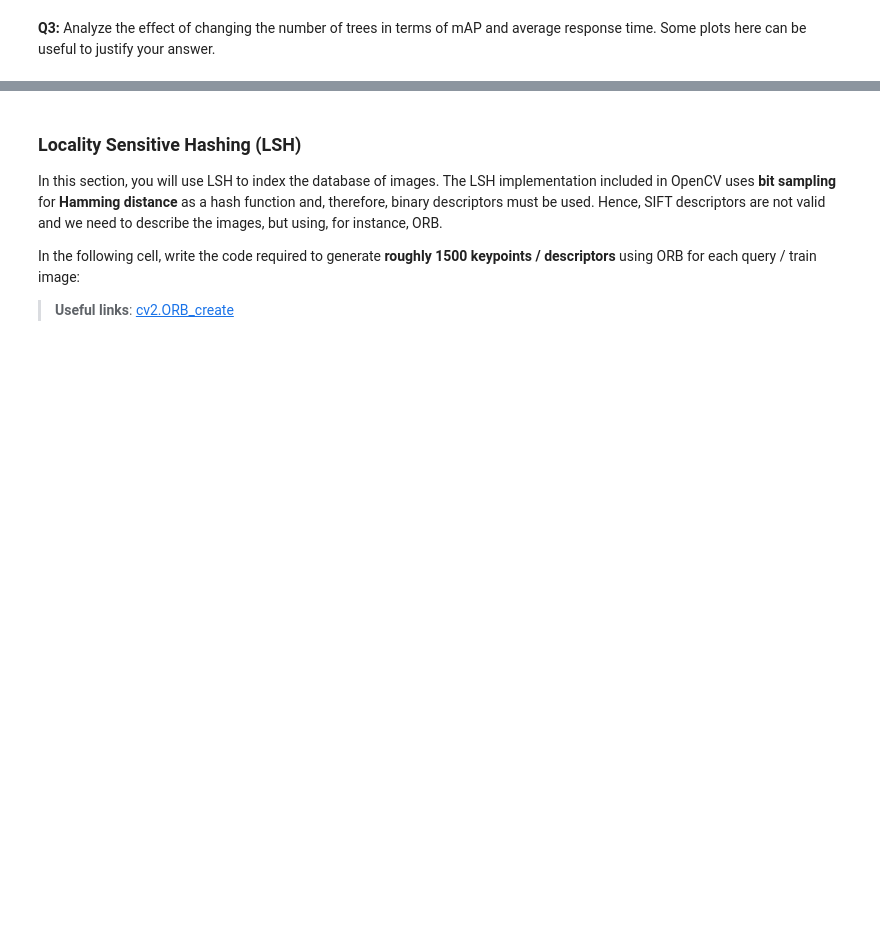
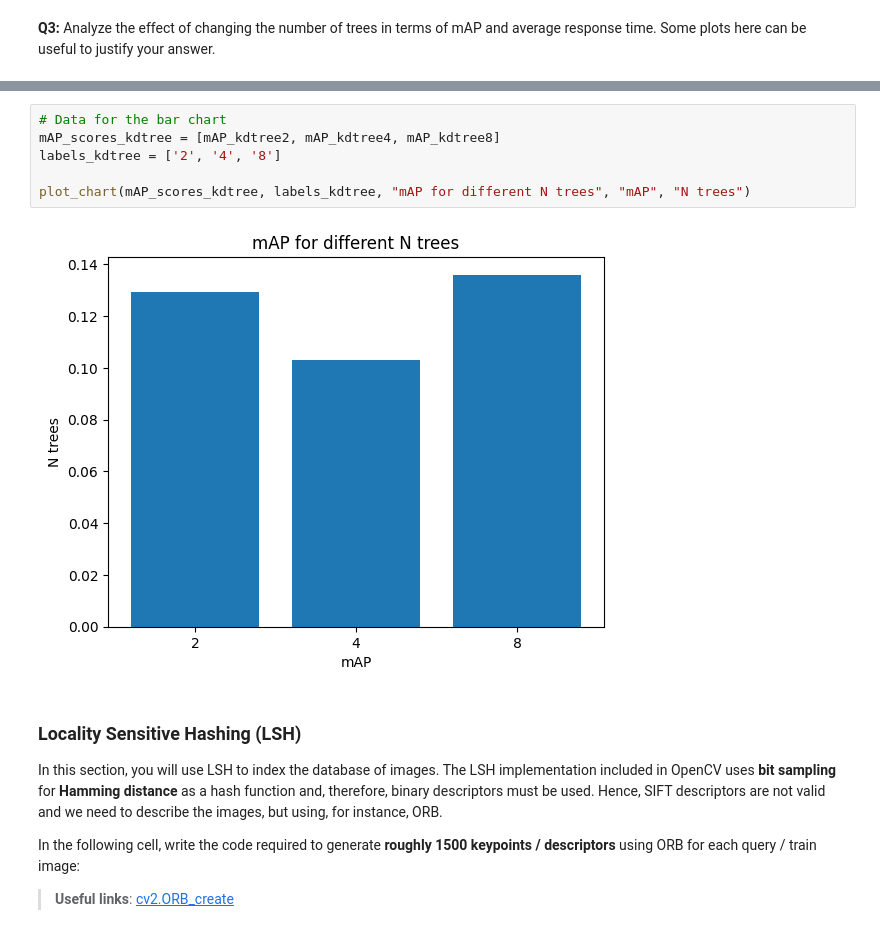
Before and after one commit to claredavies/ImageIndexing, a Jupyter notebook: Image_Indexing_Assignment2.ipynb, the cells around one changed output, grey strips where cells are left out. Cells and saved outputs as stored; diff of their text form; blank space fills up the shorter version.

```diff
--- a/Image_Indexing_Assignment2.ipynb
+++ b/Image_Indexing_Assignment2.ipynb
@@ -372,3 +374,11 @@ plt.show()
+# %%
+# Data for the bar chart
+mAP_scores_kdtree = [mAP_kdtree2, mAP_kdtree4, mAP_kdtree8]
+labels_kdtree = ['2', '4', '8']
+
+plot_chart(mAP_scores_kdtree, labels_kdtree, "mAP for different N trees", "mAP", "N trees")
+# %% [output]
+[figure, added]
 # %% [markdown]
 ### Locality Sensitive Hashing (LSH)
 In this section, you will use LSH to index the database of images. The LSH implementation included in OpenCV uses **bit sampling** for **Hamming distance** as a hash function and, therefore, binary descriptors must be used. Hence, SIFT descriptors are not valid and we need to describe the images, but using, for instance, ORB.
```
Also changed, not shown: parts of 48 cells of this notebook.
